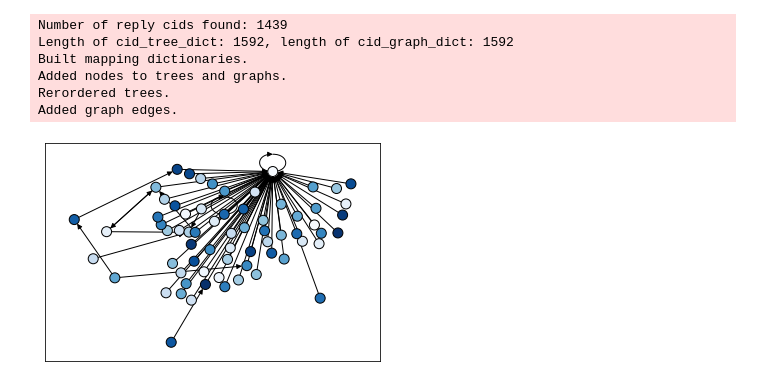
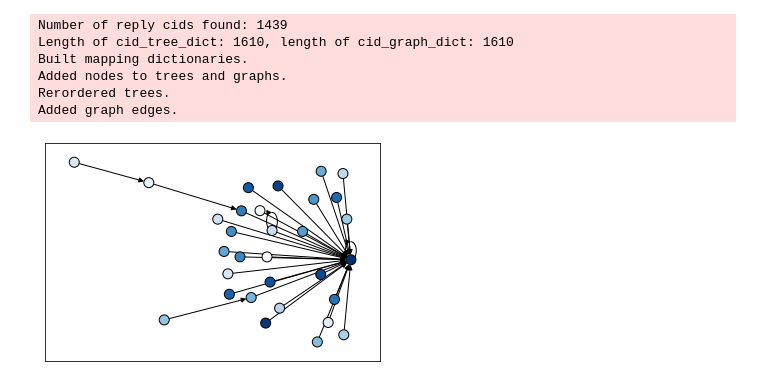
Before and after one commit to thomas-brink/MSE-231, a Jupyter notebook: assignment2/reply_tree_testing.ipynb, the cells around one changed output. Drawn from its saved outputs; the diff is of its cells as text; code cells hidden in the pictures.

Commit message:
graphing fixed

```diff
--- a/assignment2/reply_tree_testing.ipynb
+++ b/assignment2/reply_tree_testing.ipynb
@@ -96,8 +96,9 @@ def create_tweet_graph_node(tweet: json, cid_graph_dict: dict, reply_user_mappin
         author_id = tweet_info['author_id']
         if author_id not in graph.nodes:
             try:
+                d = ast.literal_eval(reply_user_mappings[str(tweet_info['id'])])
                 graph.add_node(author_id,
-                           public_metrics=reply_user_mappings[str(tweet_info['id'])])
+                           public_metrics=d['public_metrics'])
             except:
                 # User information could not be pulled for node
                 graph.graph['dropped_node_count'] += 1
@@ -225,7 +226,7 @@ cid_tree_dict, cid_graph_dict = create_reply_trees_and_graphs(
     )
 # %% [output]
 Number of reply cids found: 1439
-Length of cid_tree_dict: 1592, length of cid_graph_dict: 1592
+Length of cid_tree_dict: 1610, length of cid_graph_dict: 1610
 Built mapping dictionaries.
 Added nodes to trees and graphs.
 Rerordered trees.
@@ -285,12 +286,14 @@ def create_reply_graph_viz(cid_graph_dict, filename='reply_graph_viz.pdf'):
     """ Function that visualizes a reply graph given some arguments.
     """
     for cid, graph in cid_graph_dict.items():
-        if graph.size() > 50 and graph.size() < 100:
+        if graph.size() > 25 and graph.size() < 50:
             plt.figure(1)
             pos = networkx.spring_layout(graph)
+            sorted_nodes = sorted(graph.nodes(), key=lambda node: graph.nodes[node]['public_metrics']['followers_count'])
             nodes = networkx.draw_networkx_nodes(
                 graph,
                 pos,
+                nodelist=sorted_nodes,
                 node_size=100,
                 node_color=range(graph.number_of_nodes()),
                 cmap=plt.cm.Blues
@@ -302,8 +305,8 @@ def create_reply_graph_viz(cid_graph_dict, filename='reply_graph_viz.pdf'):
 # %%
 import matplotlib.pyplot as plt
 from graphviz import Source
 
-create_reply_tree_viz(cid_tree_dict)
+#create_reply_tree_viz(cid_tree_dict)
 create_reply_graph_viz(cid_graph_dict)
 # %% [output]
-[figure, old version]
+[figure, new version]
```
Also changed, not shown: 1 other file.
